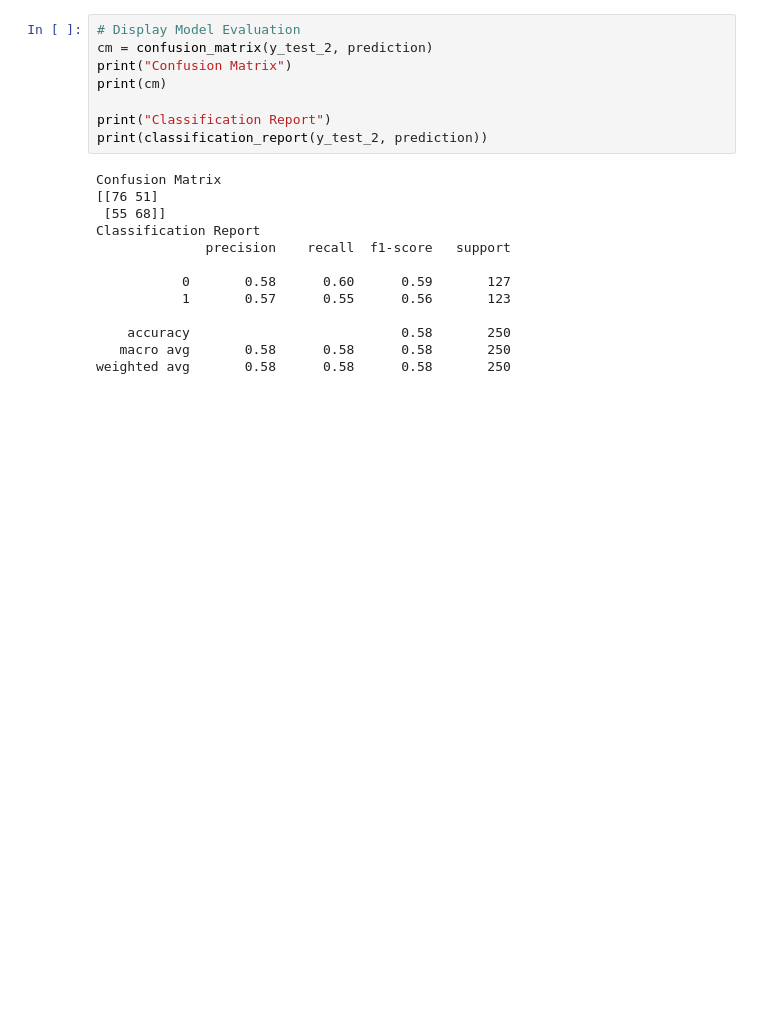
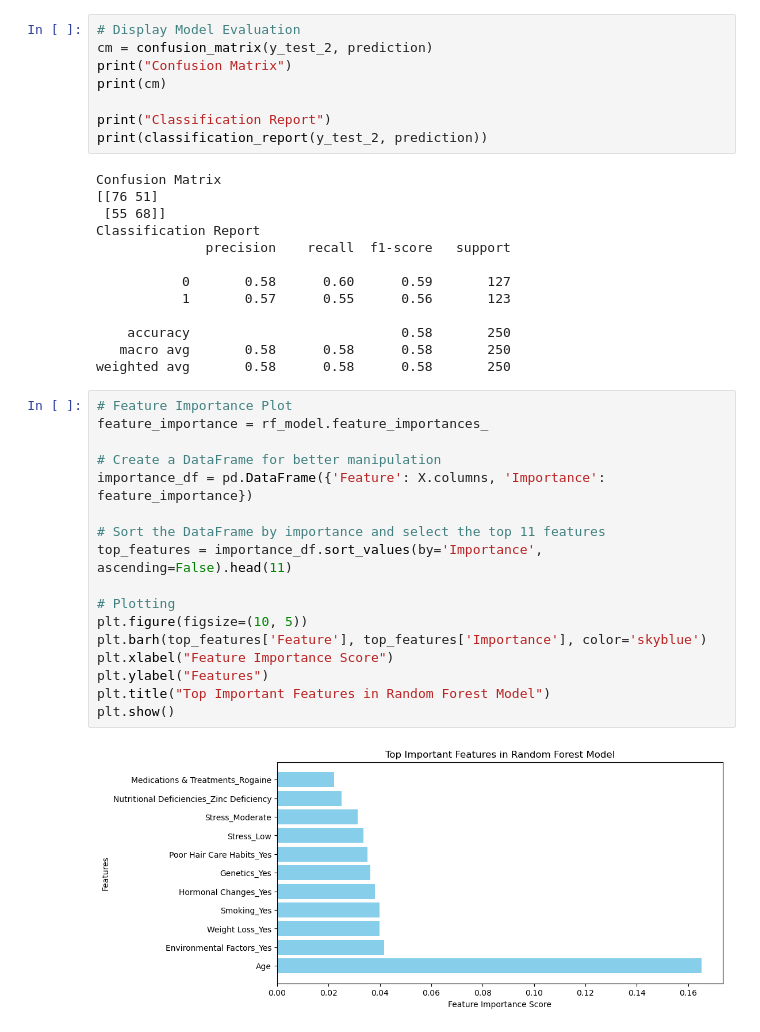
Before and after one commit to khovkevin25/Project4, a Jupyter notebook: Hair Fall Predictions/Final-Hair-Fall.ipynb, the cells around one changed output. Cells and saved outputs as stored; diff of their text form; blank space fills up the shorter version.

```diff
--- a/Hair Fall Predictions/Final-Hair-Fall.ipynb
+++ b/Hair Fall Predictions/Final-Hair-Fall.ipynb
@@ -647,3 +632,22 @@ Classification Report
     accuracy                           0.58       250
    macro avg       0.58      0.58      0.58       250
 weighted avg       0.58      0.58      0.58       250
+# %%
+# Feature Importance Plot
+feature_importance = rf_model.feature_importances_
+
+# Create a DataFrame for better manipulation
+importance_df = pd.DataFrame({'Feature': X.columns, 'Importance': feature_importance})
+
+# Sort the DataFrame by importance and select the top 11 features
+top_features = importance_df.sort_values(by='Importance', ascending=False).head(11)
+
+# Plotting
+plt.figure(figsize=(10, 5))
+plt.barh(top_features['Feature'], top_features['Importance'], color='skyblue')
+plt.xlabel("Feature Importance Score")
+plt.ylabel("Features")
+plt.title("Top Important Features in Random Forest Model")
+plt.show()
+# %% [output]
+[figure, added]
```
Also changed, not shown: parts of 3 cells of this notebook, 1 other file.
